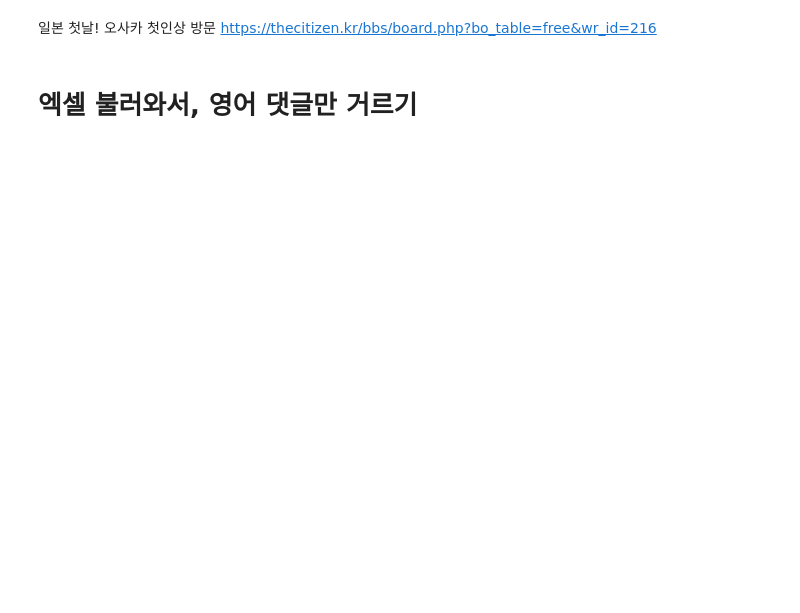
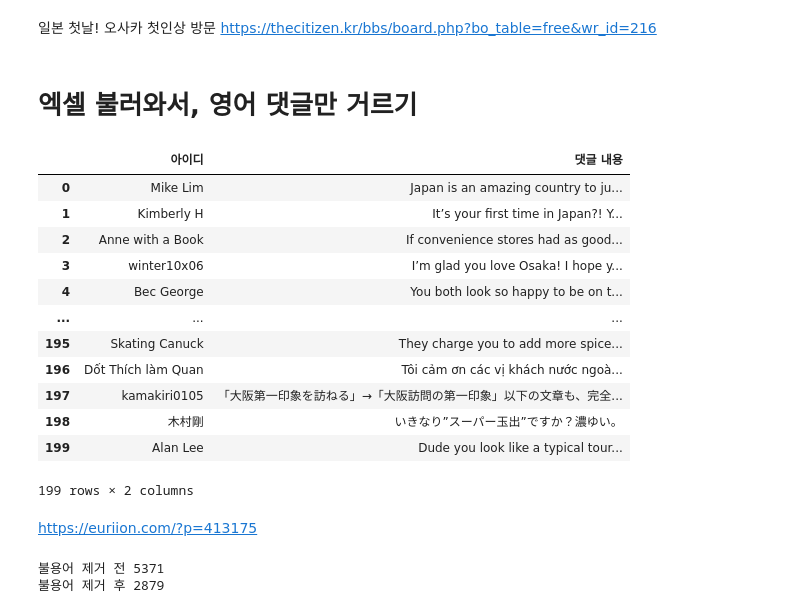
Before and after one commit to hibobo98/Toy_project, a Jupyter notebook: youtube_comments.ipynb, the cells around one changed output. Saved outputs shown, nothing was run; the diff lists cells and outputs as text; code cells hidden in the pictures; blank space fills up the shorter version.

```diff
--- a/youtube_comments.ipynb
+++ b/youtube_comments.ipynb
@@ -79,3 +79,29 @@ youtube_pd = pd.DataFrame(pd_data)
 youtube_pd.to_excel('youtube.xlsx')
 # %% [markdown]
 # 엑셀 불러와서, 영어 댓글만 거르기
+# %%
+import pandas as pd
+
+youtube_com = pd.read_excel('youtube.xlsx')
+# %%
+youtube_com = youtube_com.drop(columns='Unnamed: 0')
+# %%
+# 결측치 제거 # 빈 문자열
+youtube_com.isnull().sum()
+youtube_com = youtube_com.dropna()
+# %%
+youtube_com
+# %% [output]
+|  | 아이디 | 댓글 내용 |
+| 0 | Mike Lim | Japan is an amazing country to ju... |
+| 1 | Kimberly H | It’s your first time in Japan?! Y... |
+| 2 | Anne with a Book | If convenience stores had as good... |
+| 3 | winter10x06 | I’m glad you love Osaka! I hope y... |
+| 4 | Bec George | You both look so happy to be on t... |
+| ... | ... | ... |
+| 195 | Skating Canuck | They charge you to add more spice... |
+| 196 | Dốt Thích làm Quan | Tôi cảm ơn các vị khách nước ngoà... |
+| 197 | kamakiri0105 | 「大阪第一印象を訪ねる」→「大阪訪問の第一印象」以下の文章も、完全... |
+| 198 | 木村剛 | いきなり”スーパー玉出”ですか？濃ゆい。 |
+| 199 | Alan Lee | Dude you look like a typical tour... |
+199 rows × 2 columns
@@ -81,0 +113,2 @@ youtube_pd.to_excel('youtube.xlsx')
+# %% [markdown]
+https://euriion.com/?p=413175
@@ -81,0 +167,13 @@ youtube_pd.to_excel('youtube.xlsx')
+# %%
+result = []
+stop_words = set(stopwords.words('english'))
+
+for i in word:
+    if i not in stop_words:
+        result.append(i)
+
+print("불용어 제거 전",len(word))
+print("불용어 제거 후",len(result))
+# %% [output]
+불용어 제거 전 5371
+불용어 제거 후 2879
```
Also changed, not shown: parts of 17 cells of this notebook.
